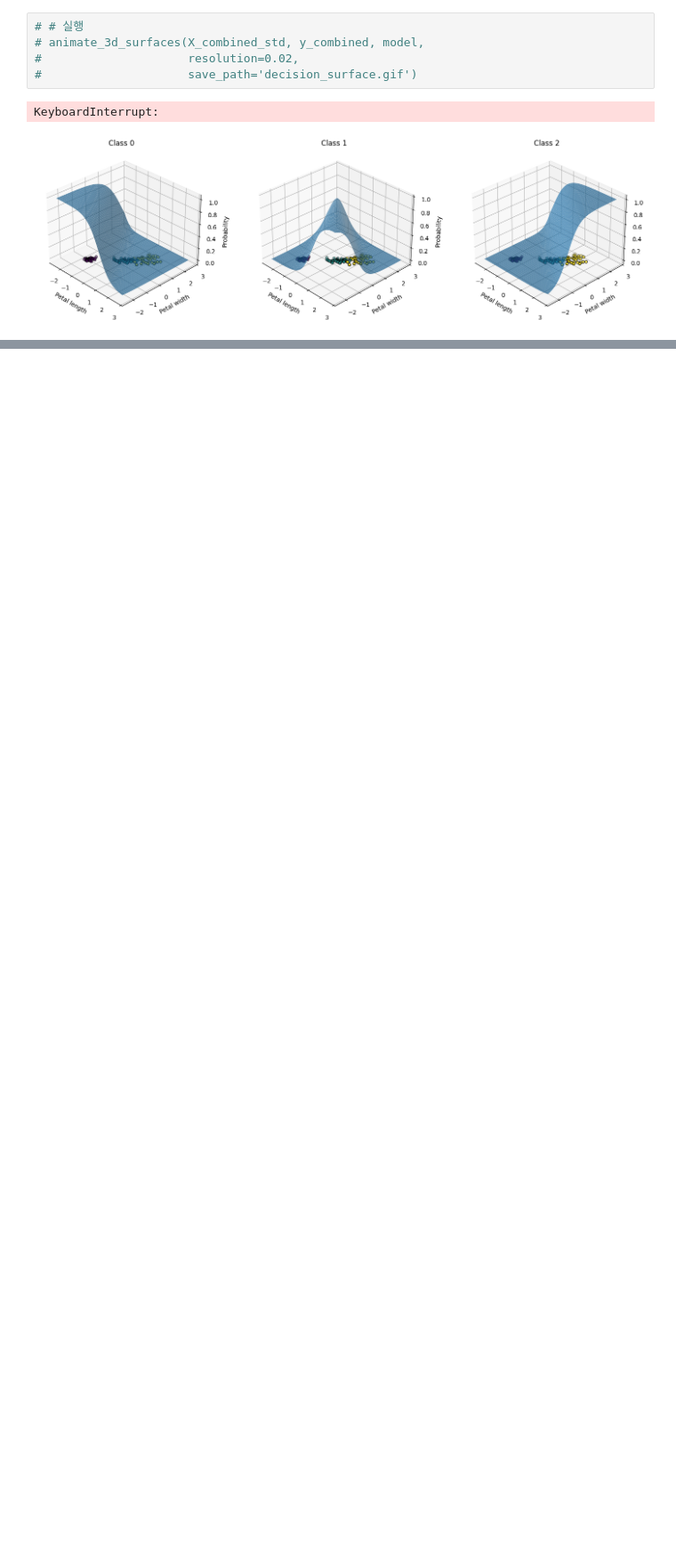
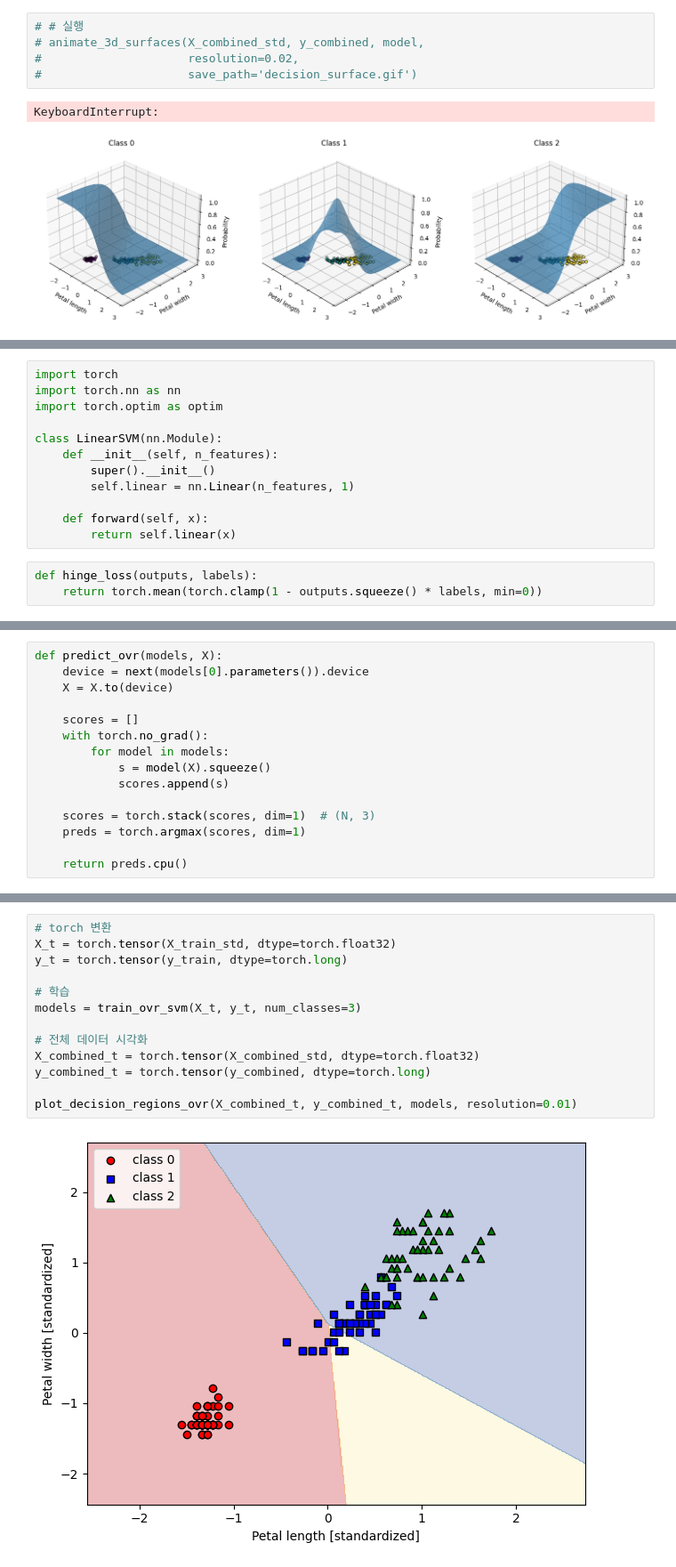
Before and after one commit to va4756/bigdata_raejung, a Jupyter notebook: MachineLearning_교과서_박해선.ipynb, the cells around one changed output, grey strips where cells are left out. Shown at 89% size. Cells and saved outputs as stored; diff of their text form; blank space fills up the shorter version.

```diff
--- a/MachineLearning_교과서_박해선.ipynb
+++ b/MachineLearning_교과서_박해선.ipynb
@@ -1055,0 +1411,15 @@ KeyboardInterrupt:
+# %%
+import torch
+import torch.nn as nn
+import torch.optim as optim
+
+class LinearSVM(nn.Module):
+    def __init__(self, n_features):
+        super().__init__()
+        self.linear = nn.Linear(n_features, 1)
+
+    def forward(self, x):
+        return self.linear(x)
+# %%
+def hinge_loss(outputs, labels):
+    return torch.mean(torch.clamp(1 - outputs.squeeze() * labels, min=0))
@@ -1055,0 +1457,15 @@ KeyboardInterrupt:
+# %%
+def predict_ovr(models, X):
+    device = next(models[0].parameters()).device
+    X = X.to(device)
+
+    scores = []
+    with torch.no_grad():
+        for model in models:
+            s = model(X).squeeze()
+            scores.append(s)
+
+    scores = torch.stack(scores, dim=1)  # (N, 3)
+    preds = torch.argmax(scores, dim=1)
+
+    return preds.cpu()
@@ -1055,0 +1515,15 @@ KeyboardInterrupt:
+# %%
+# torch 변환
+X_t = torch.tensor(X_train_std, dtype=torch.float32)
+y_t = torch.tensor(y_train, dtype=torch.long)
+
+# 학습
+models = train_ovr_svm(X_t, y_t, num_classes=3)
+
+# 전체 데이터 시각화
+X_combined_t = torch.tensor(X_combined_std, dtype=torch.float32)
+y_combined_t = torch.tensor(y_combined, dtype=torch.long)
+
+plot_decision_regions_ovr(X_combined_t, y_combined_t, models, resolution=0.01)
+# %% [output]
+[figure, added]
```
Also changed, not shown: parts of 34 cells of this notebook.
